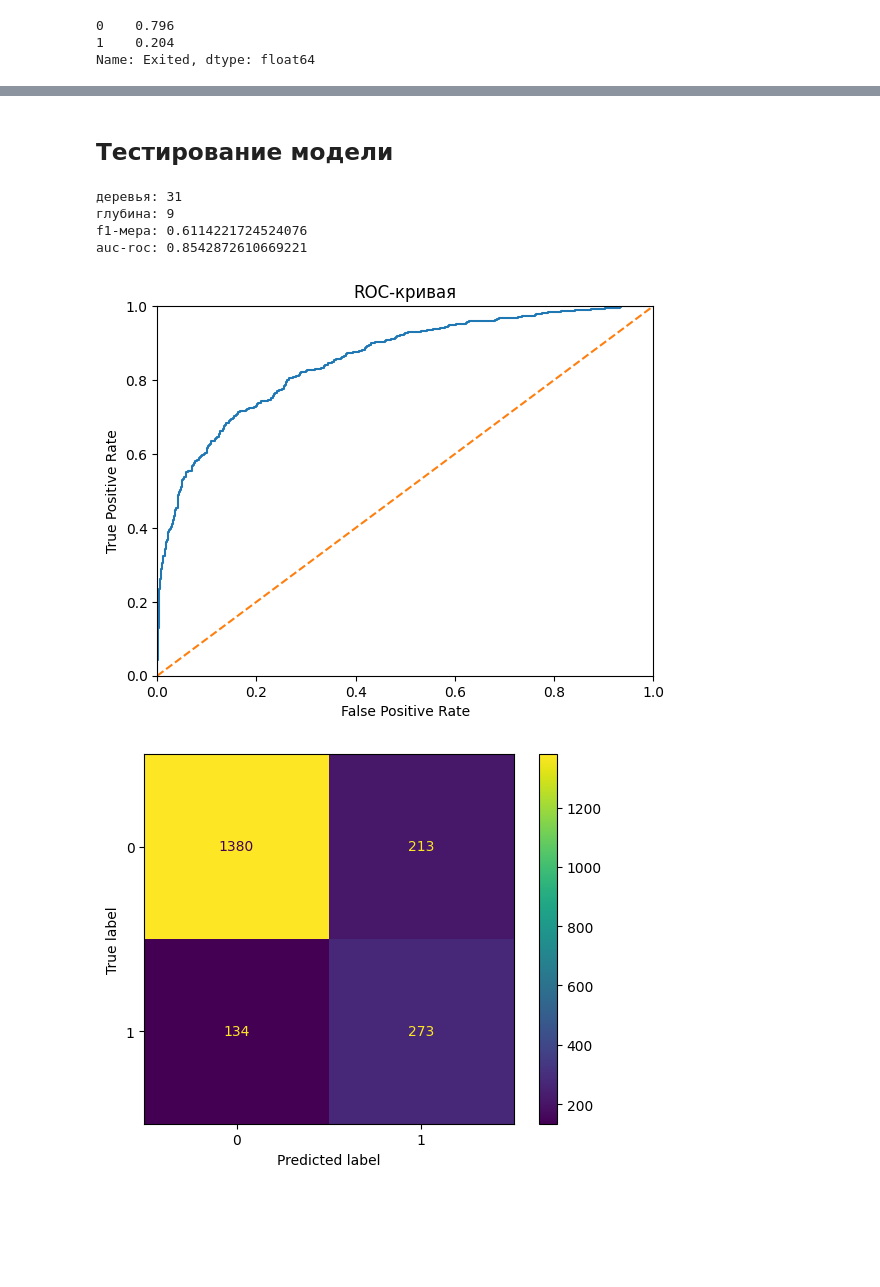
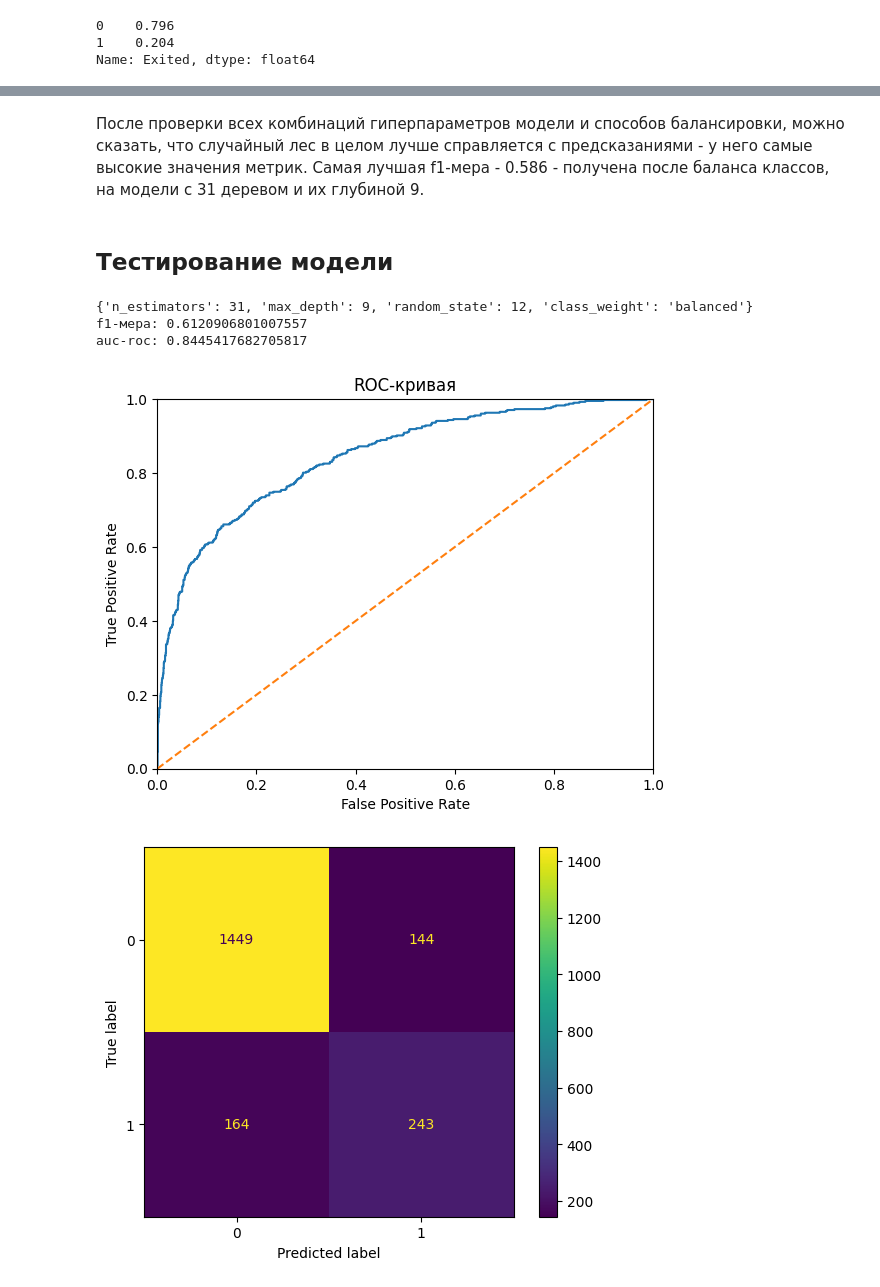
Before and after one commit to rrorchi/supervised-learning-project, a Jupyter notebook: notebook.ipynb, the cells around one changed output, grey strips where cells are left out. Drawn from its saved outputs; the diff is of its cells as text; code cells hidden in the pictures; blank space fills up the shorter version.

Commit message:
Оптимизирован подбор гиперпараметров

```diff
--- a/notebook.ipynb
+++ b/notebook.ipynb
@@ -648,10 +276,0 @@ Wall time: 43 ms
-# %%
-fraction = float(round(target_valid.value_counts(normalize=1)[1] / target_valid.value_counts(normalize=1)[0], 2))
-
-features_downsampled = pd.concat([features_zeros.sample(frac=fraction, random_state=12), features_ones])
-target_downsampled = pd.concat([target_zeros.sample(frac=fraction, random_state=12), target_ones])
-
-features_downsampled, target_downsampled = shuffle(features_downsampled, target_downsampled, random_state=12)
-
-print('Баланс классов после даунсемплинга:')
-print(target_downsampled.value_counts(normalize=1))
@@ -863,0 +342,22 @@ auc-roc: 0.8542872610669221
+# %%
+params_forest = {'n_estimators': list(range(1, 101, 10)),
+                 'max_depth': list(range(3, 20)),
+                 'random_state': [12],
+                 'class_weight': ['upsample', 'downsample', 'balanced']}
+score_tracker = []
+for trees in tqdm(params_forest['n_estimators']):
+    for depth in params_forest['max_depth']:
+        for class_weight in params_forest['class_weight']:
+            params_ = {'n_estimators': trees,
+                       'max_depth': depth,
+                       'random_state': 12,
+                       'class_weight': class_weight}
+            params_['f1'], params_['auc_roc'] = score_model(RandomForestClassifier, params_,
+                                                  features_train, target_train, features_valid, target_valid)
+            params_['class_weight'] = class_weight
+            score_tracker.append(params_)
+
+plt.figure(figsize=(7, 3))
+plt.plot([scores['f1'] for scores in score_tracker])
+forest_best = sorted(score_tracker, key=lambda x: x['f1'], reverse=True)[0]
+print(forest_best)
@@ -864,44 +391,46 @@ auc-roc: 0.8542872610669221
+# %% [markdown]
+После проверки всех комбинаций гиперпараметров модели и способов балансировки, можно сказать, что случайный лес в целом лучше справляется с предсказаниями - у него самые высокие значения метрик. Самая лучшая f1-мера - 0.586 - получена после баланса классов, на модели с 31 деревом и их глубиной 9.
 # %% [markdown]
 ## Тестирование модели
 # %%
-model = RandomForestClassifier(n_estimators=31, max_depth=9, random_state=12, class_weight='balanced')
-model.fit(features_plus, target_plus)
-predicted_test = model.predict(features_test)
+forest_best.pop('f1', forest_best)
+forest_best.pop('auc_roc', forest_best)
+print(forest_best)
+fin_model = RandomForestClassifier(**forest_best)
+fin_model.fit(features_train, target_train)
 
-probabilities_test = model.predict_proba(features_test)
+predicted_test = fin_model.predict(features_test)
+probabilities_test = fin_model.predict_proba(features_test)
 probabilities_one_test = probabilities_test[:, 1]
 
 f1 = f1_score(target_test, predicted_test)
 auc_roc = roc_auc_score(target_test, probabilities_one_test)
 
-print('деревья:', 31)
-print('глубина:', 9)
 print('f1-мера:', f1)
 print('auc-roc:', auc_roc)
 
 fpr, tpr, thresholds = roc_curve(target_test, probabilities_one_test)
 
 # ROC-кривая тестируемой модели
 plt.plot(fpr, tpr)
 # ROC-кривая случайной модели
 plt.plot([0, 1], [0, 1], linestyle='--')
 
 plt.xlim([0, 1])
 plt.ylim([0, 1])
 plt.xlabel('False Positive Rate')
 plt.ylabel('True Positive Rate')
 plt.title('ROC-кривая')
 plt.show()
 
 # матрица ошибок
 cm = confusion_matrix(target_test, predicted_test)
 disp = ConfusionMatrixDisplay(confusion_matrix=cm, display_labels=model.classes_)
 disp.plot();
 # %% [output]
-деревья: 31
-глубина: 9
-f1-мера: 0.6114221724524076
-auc-roc: 0.8542872610669221
+{'n_estimators': 31, 'max_depth': 9, 'random_state': 12, 'class_weight': 'balanced'}
+f1-мера: 0.6120906801007557
+auc-roc: 0.8445417682705817
-[figure, old version]
+[figure, new version]
-[figure, old version]
+[figure, new version]
 # %% [markdown]
```
Also changed, not shown: parts of 49 cells of this notebook, 1 other file.
